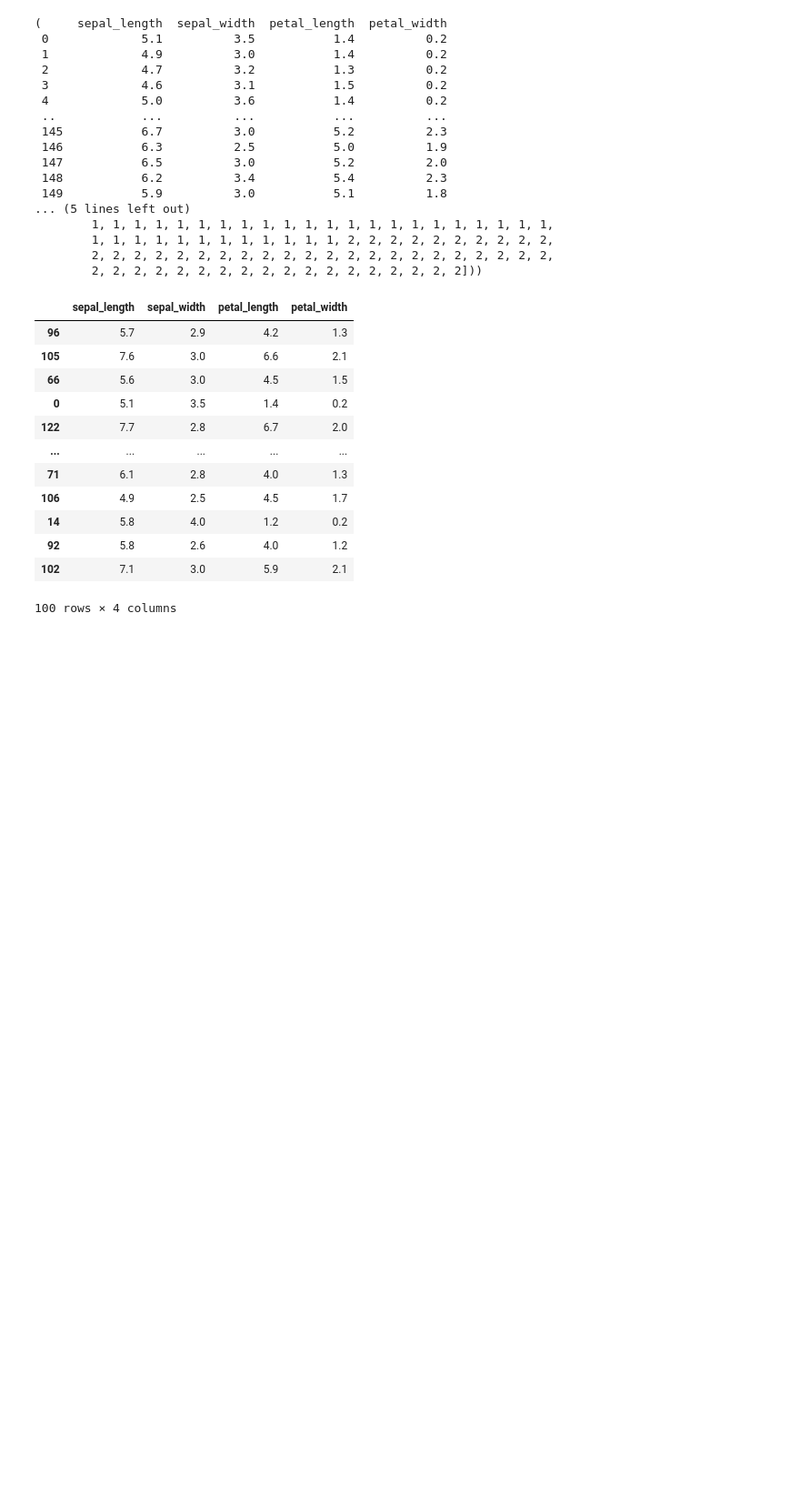
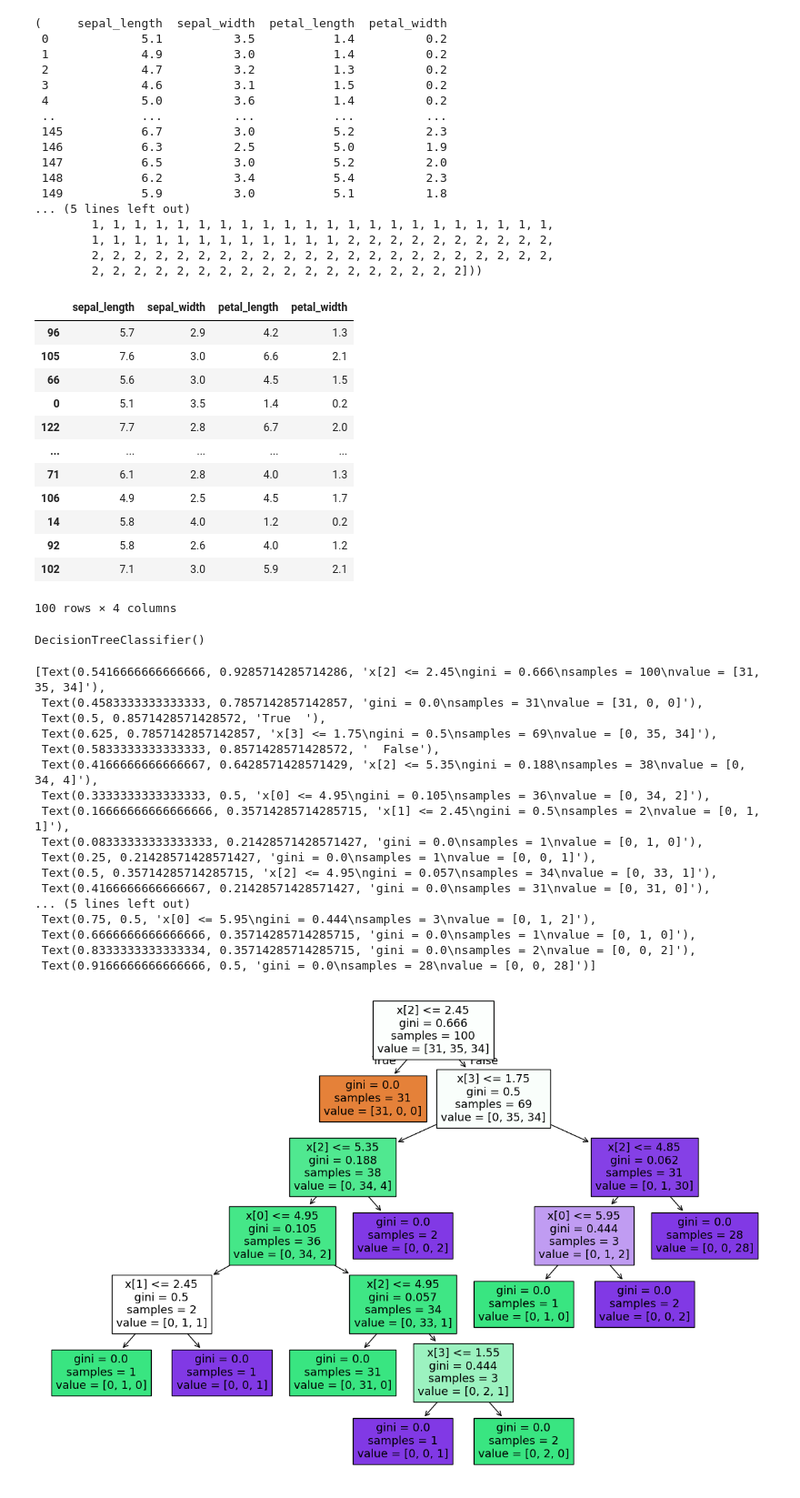
Before and after one commit to Prakalp-74/decision-tree-project, a Jupyter notebook: Untitled.ipynb, the cells around one changed output. Shown at 91% size. Saved outputs shown, nothing was run; the diff lists cells and outputs as text; code cells hidden in the pictures; blank space fills up the shorter version.

Commit message:
constructing decision tree sucessfully

```diff
--- a/Untitled.ipynb
+++ b/Untitled.ipynb
@@ -135,4 +135,31 @@ X_train
 from sklearn.tree import DecisionTreeClassifier
 # %%
 ## postpuruning
-treemodel-DecisionTreeClassifier()
+treemodel=DecisionTreeClassifier()
+# %%
+treemodel.fit(X_train, y_train)
+# %% [output]
+DecisionTreeClassifier()
+# %%
+from sklearn import tree
+plt.figure(figsize=(15, 10))
+tree.plot_tree(treemodel, filled=True)
+# %% [output]
+[Text(0.5416666666666666, 0.9285714285714286, 'x[2] <= 2.45\ngini = 0.666\nsamples = 100\nvalue = [31, 35, 34]'),
+ Text(0.4583333333333333, 0.7857142857142857, 'gini = 0.0\nsamples = 31\nvalue = [31, 0, 0]'),
+ Text(0.5, 0.8571428571428572, 'True  '),
+ Text(0.625, 0.7857142857142857, 'x[3] <= 1.75\ngini = 0.5\nsamples = 69\nvalue = [0, 35, 34]'),
+ Text(0.5833333333333333, 0.8571428571428572, '  False'),
+ Text(0.4166666666666667, 0.6428571428571429, 'x[2] <= 5.35\ngini = 0.188\nsamples = 38\nvalue = [0, 34, 4]'),
+ Text(0.3333333333333333, 0.5, 'x[0] <= 4.95\ngini = 0.105\nsamples = 36\nvalue = [0, 34, 2]'),
+ Text(0.16666666666666666, 0.35714285714285715, 'x[1] <= 2.45\ngini = 0.5\nsamples = 2\nvalue = [0, 1, 1]'),
+ Text(0.08333333333333333, 0.21428571428571427, 'gini = 0.0\nsamples = 1\nvalue = [0, 1, 0]'),
+ Text(0.25, 0.21428571428571427, 'gini = 0.0\nsamples = 1\nvalue = [0, 0, 1]'),
+ Text(0.5, 0.35714285714285715, 'x[2] <= 4.95\ngini = 0.057\nsamples = 34\nvalue = [0, 33, 1]'),
+ Text(0.4166666666666667, 0.21428571428571427, 'gini = 0.0\nsamples = 31\nvalue = [0, 31, 0]'),
+... (5 lines left out)
+ Text(0.75, 0.5, 'x[0] <= 5.95\ngini = 0.444\nsamples = 3\nvalue = [0, 1, 2]'),
+ Text(0.6666666666666666, 0.35714285714285715, 'gini = 0.0\nsamples = 1\nvalue = [0, 1, 0]'),
+ Text(0.8333333333333334, 0.35714285714285715, 'gini = 0.0\nsamples = 2\nvalue = [0, 0, 2]'),
+ Text(0.9166666666666666, 0.5, 'gini = 0.0\nsamples = 28\nvalue = [0, 0, 28]')]
+[figure, added]
```
